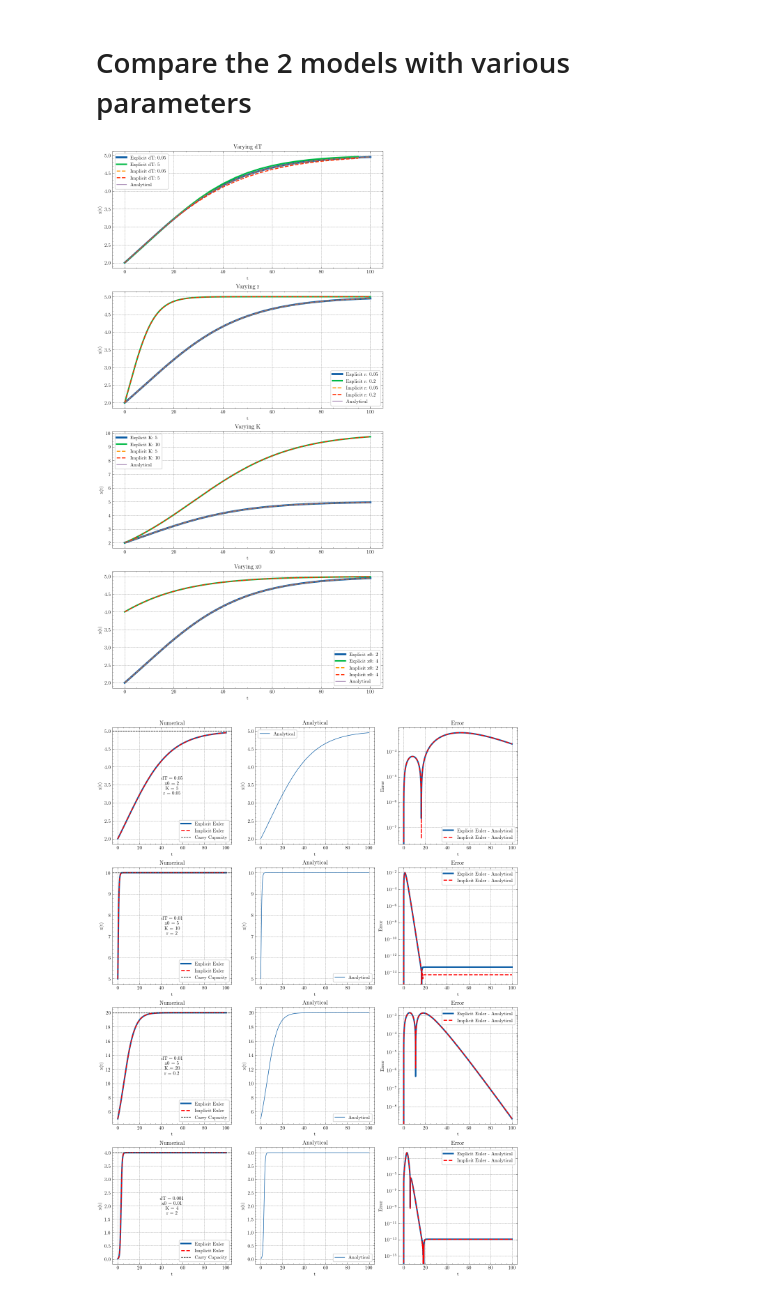
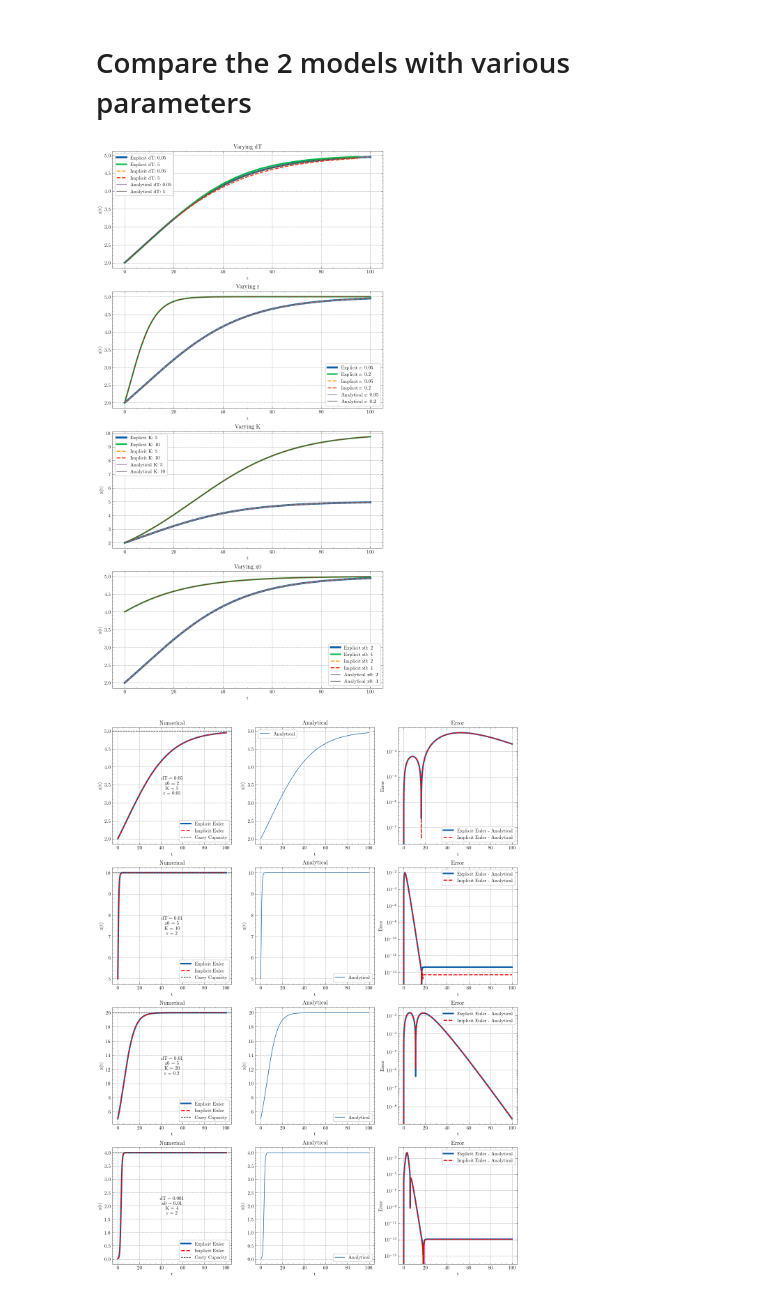
Before and after one commit to FelixWaldschock/Chalmers_FFR120_Simulation_Of_Complex_System, a Jupyter notebook: HW_04/Exercise_14-7.ipynb, the cells around one changed output. Drawn from its saved outputs; the diff is of its cells as text; code cells hidden in the pictures.

```diff
--- a/HW_04/Exercise_14-7.ipynb
+++ b/HW_04/Exercise_14-7.ipynb
@@ -150,6 +150,7 @@ xImplicit_02 = implicitEulerIntegration(x0_0, K_0, r_0, dT_02, N_02)
 
 # compute X analytical
 xAnalytical_01 = AnalyticalLogisticGrowth(x0_0, r_0, K_0, t_01, t0)
+xAnalytical_02 = AnalyticalLogisticGrowth(x0_0, r_0, K_0, t_02, t0)
 
 
 ####----------------- vary r -----------------####
@@ -169,6 +170,7 @@ xImplicit_12 = implicitEulerIntegration(x0_1, K_1, r_12, dT_1, N_1)
 
 # compute X analytical
 xAnalytical_11 = AnalyticalLogisticGrowth(x0_1, r_11, K_1, t_1, t0)
+xAnalytical_12 = AnalyticalLogisticGrowth(x0_1, r_12, K_1, t_1, t0)
 
 
 ####----------------- vary K -----------------####
@@ -188,6 +190,7 @@ xImplicit_22 = implicitEulerIntegration(x0_2, K_22, r_2, dT_2, N_2)
 
 # compute X analytical
 xAnalytical_21 = AnalyticalLogisticGrowth(x0_2, r_2, K_21, t_2, t0)
+xAnalytical_22 = AnalyticalLogisticGrowth(x0_2, r_2, K_22, t_2, t0)
 
 
 ####----------------- vary x0 -----------------####
@@ -207,6 +210,7 @@ xImplicit_32 = implicitEulerIntegration(x0_32, K_3, r_3, dT_3, N_3)
 
 # compute X analytical
 xAnalytical_31 = AnalyticalLogisticGrowth(x0_31, r_3, K_3, t_3, t0)
+xAnalytical_32 = AnalyticalLogisticGrowth(x0_32, r_3, K_3, t_3, t0)
 # %%
 # plot the solutions
 fig, ax = plt.subplots(4,1, figsize=(10,20))
@@ -216,7 +220,8 @@ ax[0].plot(t_01, xExplicit_01, label='Explicit dT: {dT}'.format(dT=dT_01), linew
 ax[0].plot(t_02, xExplicit_02, label='Explicit dT: {dT}'.format(dT=dT_02), linewidth=3)
 ax[0].plot(t_01, xImplicit_01, '--', label='Implicit dT: {dT}'.format(dT=dT_01), linewidth=2)
 ax[0].plot(t_02, xImplicit_02, '--', label='Implicit dT: {dT}'.format(dT=dT_02), linewidth=2)
-ax[0].plot(t_01, xAnalytical_01, label='Analytical', linewidth=1)
+ax[0].plot(t_01, xAnalytical_01, label='Analytical dT: {dT}'.format(dT=dT_01), linewidth=1)
+ax[0].plot(t_02, xAnalytical_02, label='Analytical dT: {dT}'.format(dT=dT_02), linewidth=1)
 ax[0].set_xlabel('t')
 ax[0].set_ylabel('x(t)')
 ax[0].set_title('Varying dT')
@@ -227,38 +232,41 @@ ax[1].plot(t_1, xExplicit_11, label='Explicit r: {r}'.format(r=r_11), linewidth=
 ax[1].plot(t_1, xExplicit_12, label='Explicit r: {r}'.format(r=r_12), linewidth=3)
 ax[1].plot(t_1, xImplicit_11, '--', label='Implicit r: {r}'.format(r=r_11), linewidth=2)
 ax[1].plot(t_1, xImplicit_12, '--', label='Implicit r: {r}'.format(r=r_12), linewidth=2)
-ax[1].plot(t_1, xAnalytical_11, label='Analytical', linewidth=1)
+ax[1].plot(t_1, xAnalytical_11, label='Analytical r: {r}'.format(r=r_11), linewidth=1)
+ax[1].plot(t_1, xAnalytical_12, label='Analytical r: {r}'.format(r=r_12), linewidth=1)
 ax[1].set_xlabel('t')
 ax[1].set_ylabel('x(t)')
 ax[1].set_title('Varying r')
 ax[1].legend()
 
 # plot the varying K
 ax[2].plot(t_2, xExplicit_21, label='Explicit K: {K}'.format(K=K_21), linewidth=4)
 ax[2].plot(t_2, xExplicit_22, label='Explicit K: {K}'.format(K=K_22), linewidth=3)
 ax[2].plot(t_2, xImplicit_21, '--', label='Implicit K: {K}'.format(K=K_21), linewidth=2)
 ax[2].plot(t_2, xImplicit_22, '--', label='Implicit K: {K}'.format(K=K_22), linewidth=2)
-ax[2].plot(t_2, xAnalytical_21, label='Analytical', linewidth=1)
+ax[2].plot(t_2, xAnalytical_21, label='Analytical K: {K}'.format(K=K_21), linewidth=1)
+ax[2].plot(t_2, xAnalytical_22, label='Analytical K: {K}'.format(K=K_22), linewidth=1)
 ax[2].set_xlabel('t')
 ax[2].set_ylabel('x(t)')
 ax[2].set_title('Varying K')
 ax[2].legend()
 
 
 # plot the varying x0
 ax[3].plot(t_3, xExplicit_31, label='Explicit x0: {x0}'.format(x0=x0_31), linewidth=4)
 ax[3].plot(t_3, xExplicit_32, label='Explicit x0: {x0}'.format(x0=x0_32), linewidth=3)
 ax[3].plot(t_3, xImplicit_31, '--', label='Implicit x0: {x0}'.format(x0=x0_31), linewidth=2)
 ax[3].plot(t_3, xImplicit_32, '--', label='Implicit x0: {x0}'.format(x0=x0_32), linewidth=2)
-ax[3].plot(t_3, xAnalytical_31, label='Analytical', linewidth=1)
+ax[3].plot(t_3, xAnalytical_31, label='Analytical x0: {x0}'.format(x0=x0_31), linewidth=1)
+ax[3].plot(t_3, xAnalytical_32, label='Analytical x0: {x0}'.format(x0=x0_32), linewidth=1)
 ax[3].set_xlabel('t')
 ax[3].set_ylabel('x(t)')
 ax[3].set_title('Varying x0')
 ax[3].legend()
 
 plt.show()
 # %% [output]
-[figure, old version]
+[figure, new version]
 # %%
 if(0):tMax = 500
 
```
Also changed, not shown: 1 other file.
